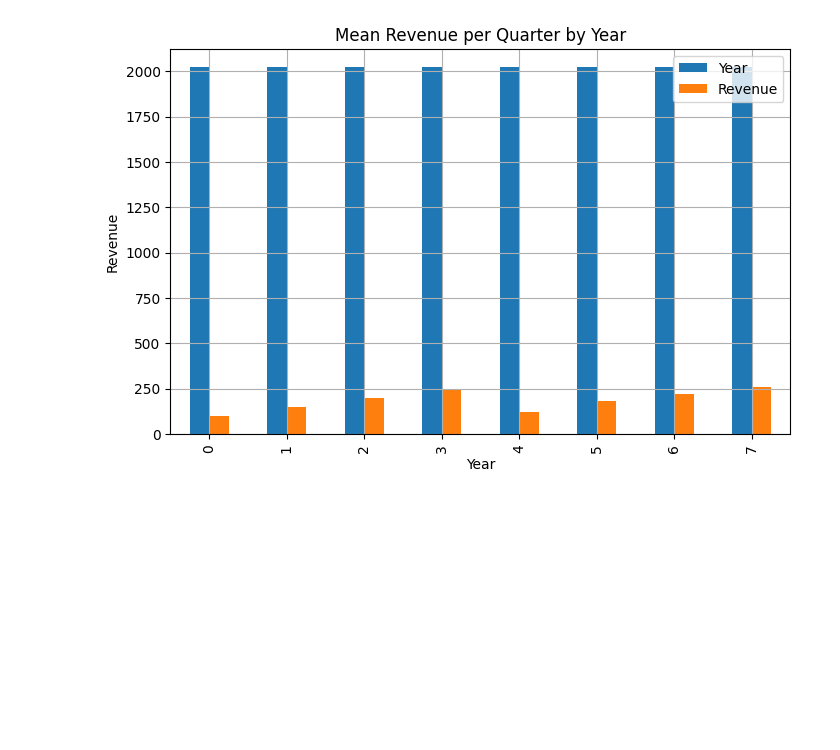
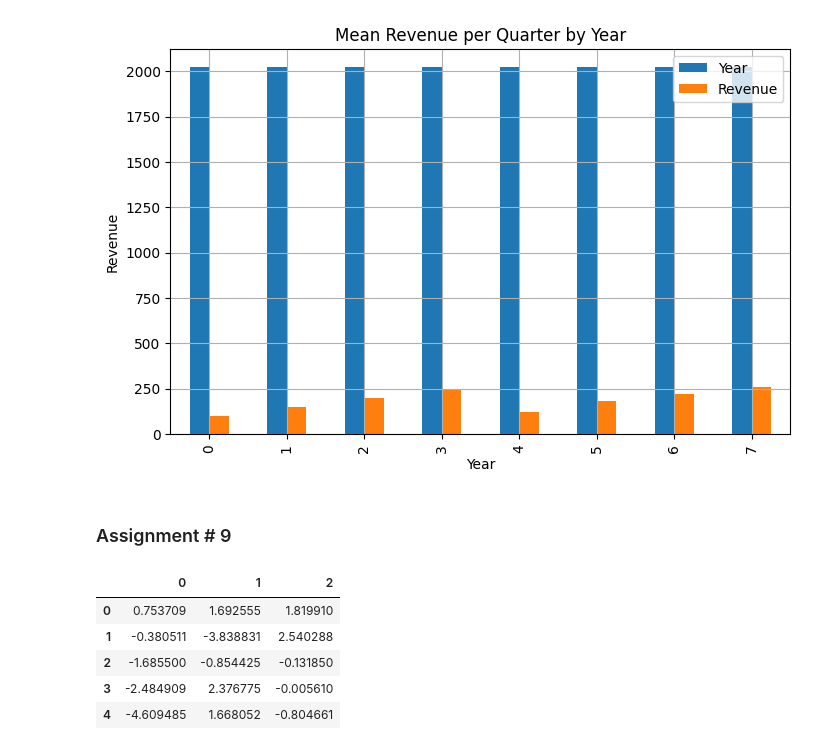
Before and after one commit to tahaftm/Udemy-ML, a Jupyter notebook: assignments/Data analysis/pandasasssignments.ipynb, the cells around one changed output. Drawn from its saved outputs; the diff is of its cells as text; code cells hidden in the pictures; blank space fills up the shorter version.

```diff
--- a/assignments/Data analysis/pandasasssignments.ipynb
+++ b/assignments/Data analysis/pandasasssignments.ipynb
@@ -282,3 +277,22 @@ plt.grid(True)
 plt.show()
 # %% [output]
 [figure]
+# %% [markdown]
+### Assignment # 9
+# %%
+# 1. Create a Pandas DataFrame with 3 columns and 5 rows filled with random integers. Apply a function that doubles the values
+# of the DataFrame.
+# 2. Create a Pandas DataFrame with 3 columns and 6 rows filled with random integers. Apply a lambda function to create a new
+# column that is the sum of the existing columns.
+def double(frame):
+    return frame *2
+
+df = pd.DataFrame(np.random.standard_normal(15).reshape(5,3))
+double(df)
+# %% [output]
+|  | 0 | 1 | 2 |
+| 0 | 0.753709 | 1.692555 | 1.819910 |
+| 1 | -0.380511 | -3.838831 | 2.540288 |
+| 2 | -1.685500 | -0.854425 | -0.131850 |
+| 3 | -2.484909 | 2.376775 | -0.005610 |
+| 4 | -4.609485 | 1.668052 | -0.804661 |
```
Also changed, not shown: parts of 2 cells of this notebook.
